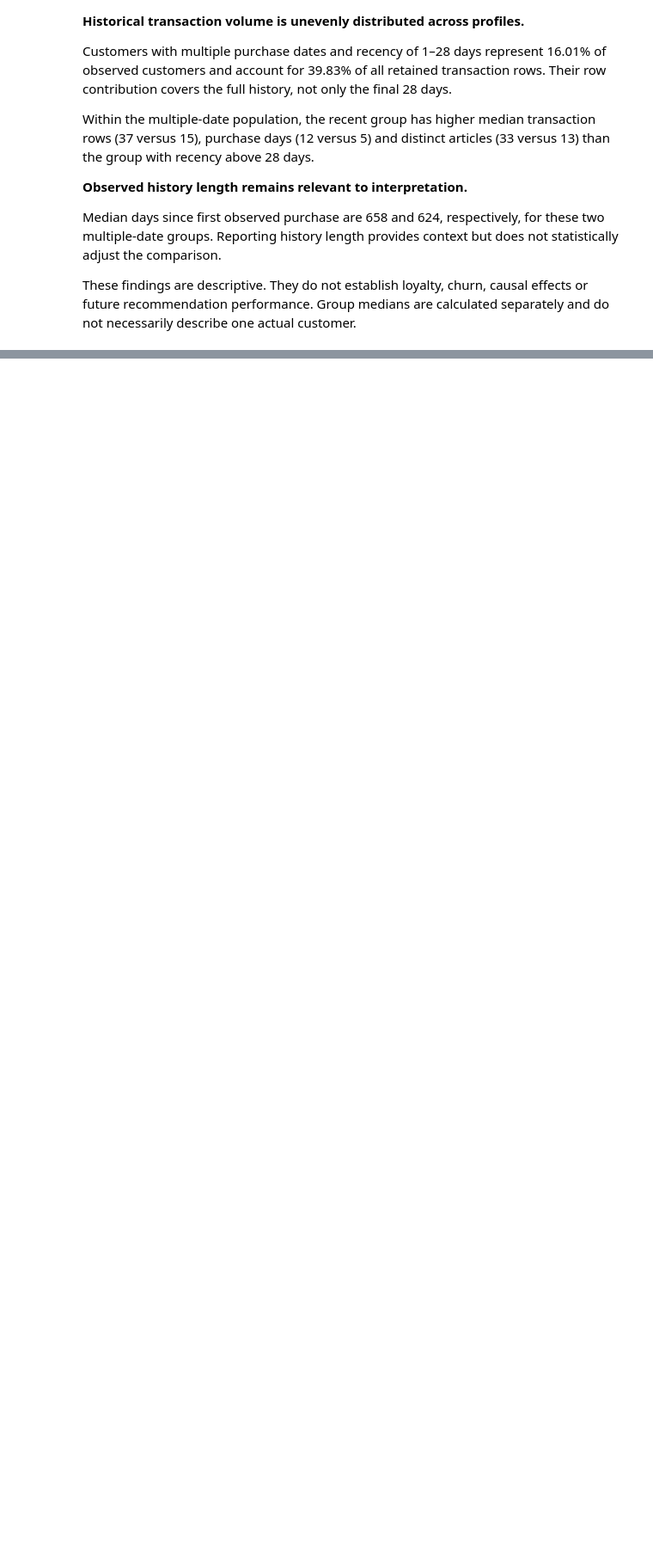
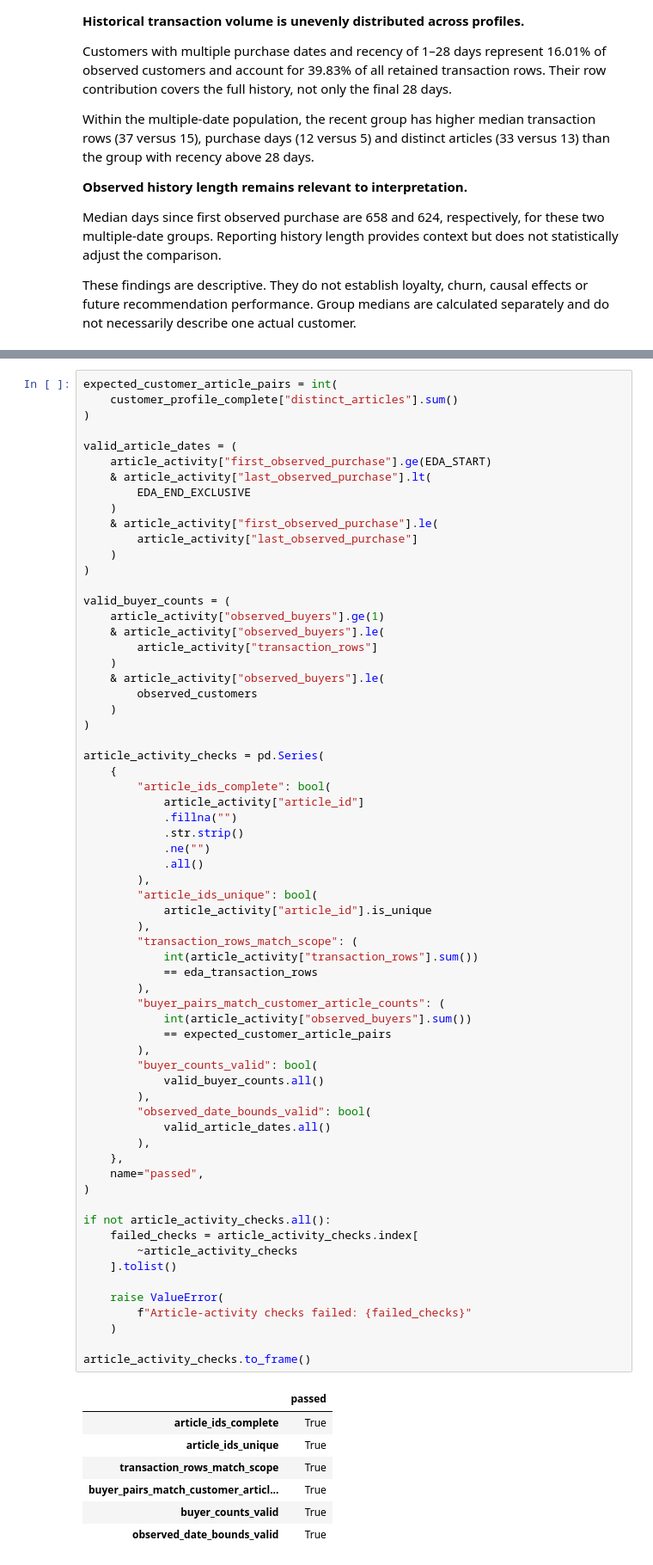
Before and after one commit to Songhai9/atelier-ai-project, a Jupyter notebook: notebooks/behavioral_eda.ipynb, the cells around one changed output, grey strips where cells are left out. Shown at 86% size. Saved outputs shown, nothing was run; the diff lists cells and outputs as text; blank space fills up the shorter version.

```diff
--- a/notebooks/behavioral_eda.ipynb
+++ b/notebooks/behavioral_eda.ipynb
@@ -2126,0 +2278,73 @@ actual customer.
+# %%
+expected_customer_article_pairs = int(
+    customer_profile_complete["distinct_articles"].sum()
+)
+
+valid_article_dates = (
+    article_activity["first_observed_purchase"].ge(EDA_START)
+    & article_activity["last_observed_purchase"].lt(
+        EDA_END_EXCLUSIVE
+    )
+    & article_activity["first_observed_purchase"].le(
+        article_activity["last_observed_purchase"]
+    )
+)
+
+valid_buyer_counts = (
+    article_activity["observed_buyers"].ge(1)
+    & article_activity["observed_buyers"].le(
+        article_activity["transaction_rows"]
+    )
+    & article_activity["observed_buyers"].le(
+        observed_customers
+    )
+)
+
+article_activity_checks = pd.Series(
+    {
+        "article_ids_complete": bool(
+            article_activity["article_id"]
+            .fillna("")
+            .str.strip()
+            .ne("")
+            .all()
+        ),
+        "article_ids_unique": bool(
+            article_activity["article_id"].is_unique
+        ),
+        "transaction_rows_match_scope": (
+            int(article_activity["transaction_rows"].sum())
+            == eda_transaction_rows
+        ),
+        "buyer_pairs_match_customer_article_counts": (
+            int(article_activity["observed_buyers"].sum())
+            == expected_customer_article_pairs
+        ),
+        "buyer_counts_valid": bool(
+            valid_buyer_counts.all()
+        ),
+        "observed_date_bounds_valid": bool(
+            valid_article_dates.all()
+        ),
+    },
+    name="passed",
+)
+
+if not article_activity_checks.all():
+    failed_checks = article_activity_checks.index[
+        ~article_activity_checks
+    ].tolist()
+
+    raise ValueError(
+        f"Article-activity checks failed: {failed_checks}"
+    )
+
+article_activity_checks.to_frame()
+# %% [output]
+|  | passed |
+| article_ids_complete | True |
+| article_ids_unique | True |
+| transaction_rows_match_scope | True |
+| buyer_pairs_match_customer_articl... | True |
+| buyer_counts_valid | True |
+| observed_date_bounds_valid | True |
```
Also changed, not shown: parts of 8 cells of this notebook.
